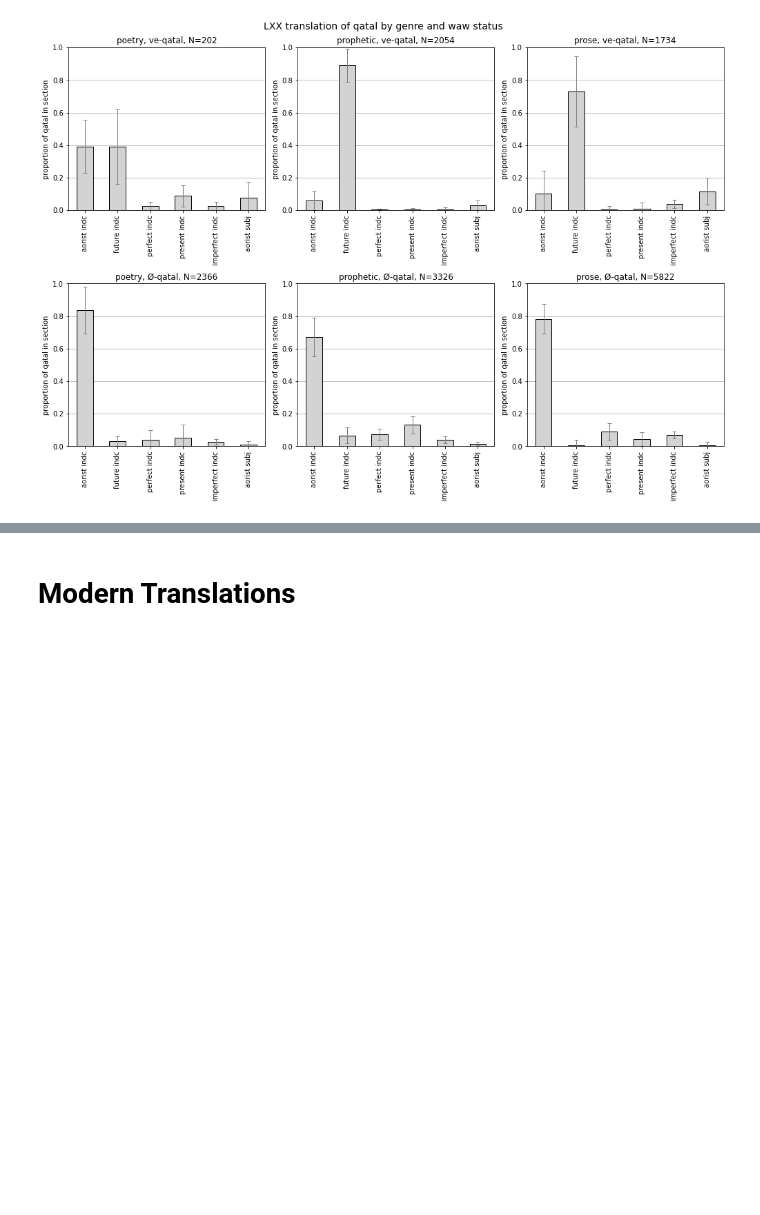
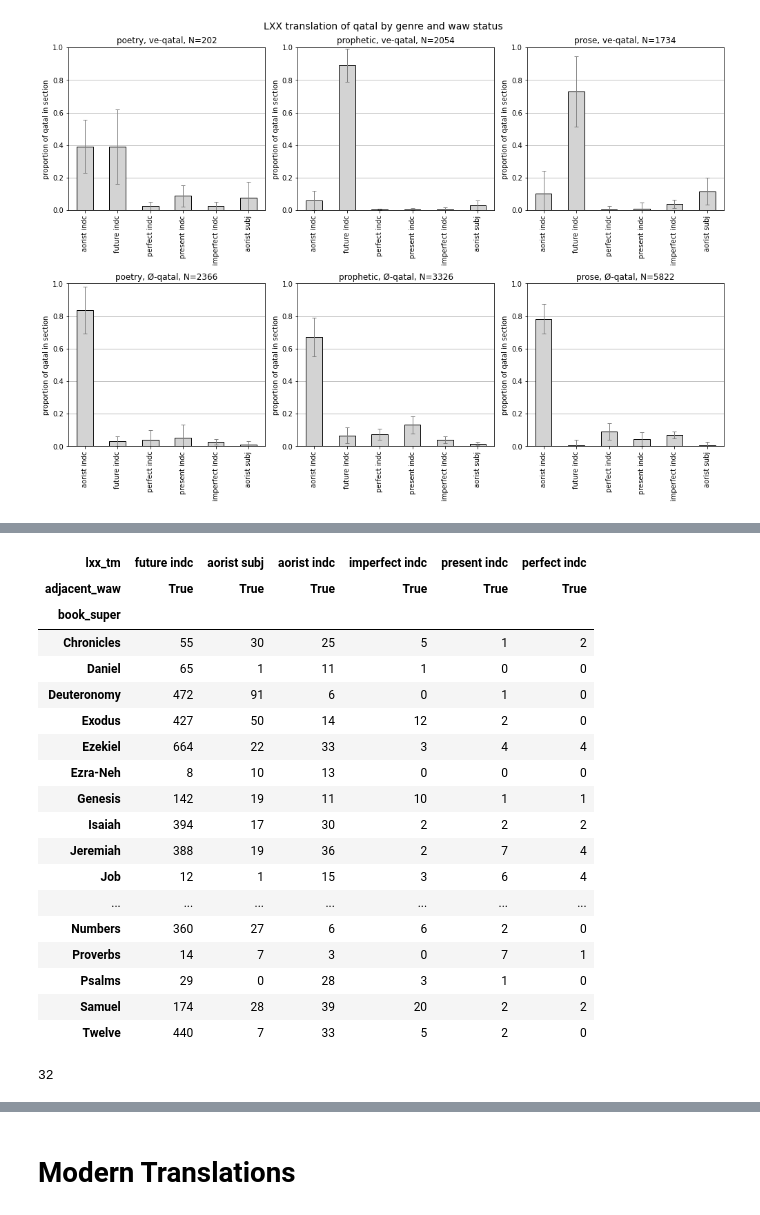
Before and after one commit to CambridgeSemiticsLab/Gesenius_data, a Jupyter notebook: analysis/§106_translations.ipynb, the cells around one changed output, grey strips where cells are left out. Saved outputs shown, nothing was run; the diff lists cells and outputs as text; code cells hidden in the pictures; blank space fills up the shorter version.

```diff
--- a/analysis/_dev_/use_of_perfect.ipynb
+++ b/analysis/§106_translations.ipynb
@@ -304,0 +390,29 @@ pent = ['Genesis', 'Exodus', 'Leviticus', 'Numbers', 'Deuteronomy']
+# %%
+lxx_book_veqatal = vts_book.loc[:, pd.IndexSlice[:, True]]
+lxx_book_veqatal_pr = prop_table(lxx_book_veqatal)
+
+lxx_book_veqatal
+# %% [output]
+| lxx_tm | future indc | aorist subj | aorist indc | imperfect indc | present indc | perfect indc |
+| adjacent_waw | True | True | True | True | True | True |
+| book_super |  |  |  |  |  |  |
+| Chronicles | 55 | 30 | 25 | 5 | 1 | 2 |
+| Daniel | 65 | 1 | 11 | 1 | 0 | 0 |
+| Deuteronomy | 472 | 91 | 6 | 0 | 1 | 0 |
+| Exodus | 427 | 50 | 14 | 12 | 2 | 0 |
+| Ezekiel | 664 | 22 | 33 | 3 | 4 | 4 |
+| Ezra-Neh | 8 | 10 | 13 | 0 | 0 | 0 |
+| Genesis | 142 | 19 | 11 | 10 | 1 | 1 |
+| Isaiah | 394 | 17 | 30 | 2 | 2 | 2 |
+| Jeremiah | 388 | 19 | 36 | 2 | 7 | 4 |
+| Job | 12 | 1 | 15 | 3 | 6 | 4 |
+| ... | ... | ... | ... | ... | ... | ... |
+| Numbers | 360 | 27 | 6 | 6 | 2 | 0 |
+| Proverbs | 14 | 7 | 3 | 0 | 7 | 1 |
+| Psalms | 29 | 0 | 28 | 3 | 1 | 0 |
+| Samuel | 174 | 28 | 39 | 20 | 2 | 2 |
+| Twelve | 440 | 7 | 33 | 5 | 2 | 0 |
+# %%
+lxx_book_veqatal.loc['Proverbs'].sum()
+# %% [output]
+32
```
Also changed, not shown: parts of 43 cells of this notebook, 11 other files.
